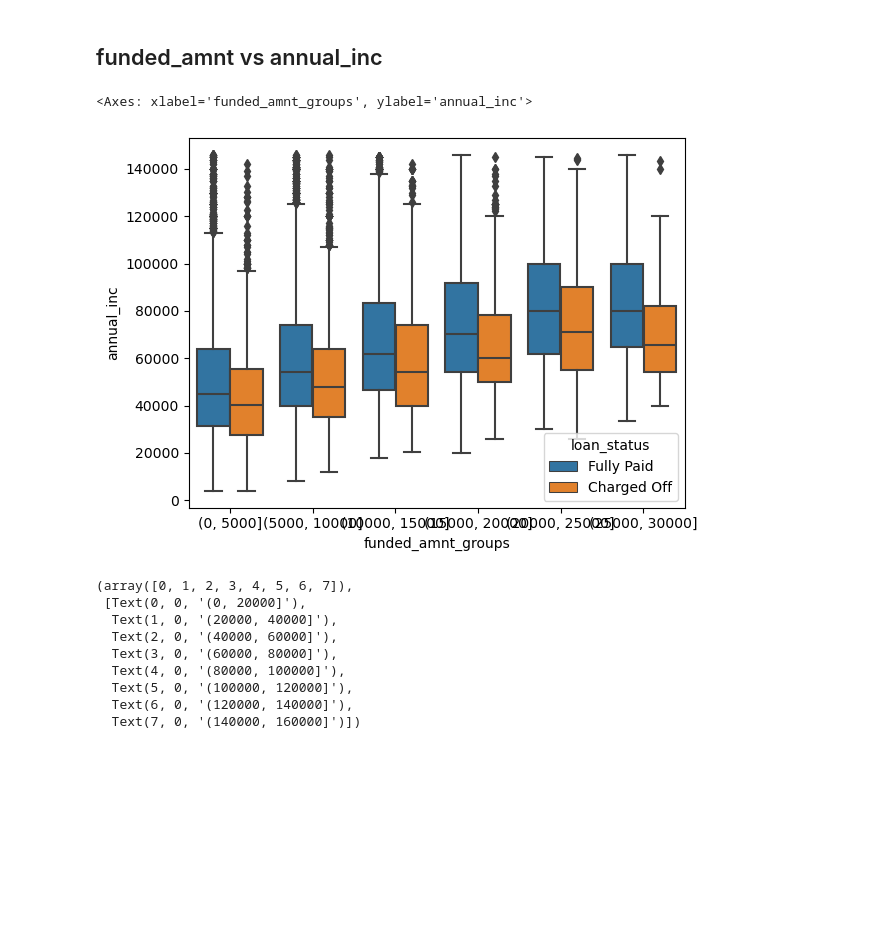
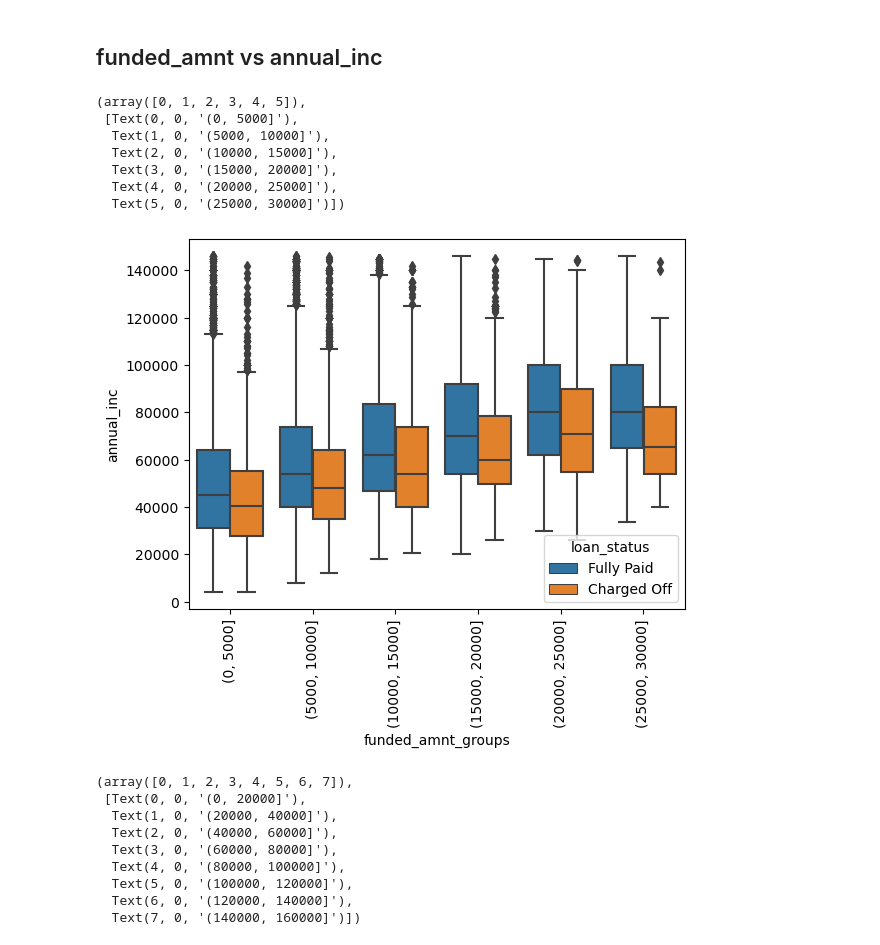
Before and after one commit to sdakshinkar/LendingClubCaseStudy, a Jupyter notebook: Swapnil_Dakshinkar.ipynb, the cells around one changed output. Cells and saved outputs as stored; diff of their text form; code cells hidden in the pictures; blank space fills up the shorter version.

```diff
--- a/Swapnil_Dakshinkar.ipynb
+++ b/Swapnil_Dakshinkar.ipynb
@@ -1066,10 +1136,16 @@ Name: installment, dtype: float64
 ## funded_amnt vs annual_inc
 # %%
 sns.boxplot(data=df,y='annual_inc',x='funded_amnt_groups',hue='loan_status')
-# plt.xticks(rotation=90)
+plt.xticks(rotation=90)
 # %% [output]
-<Axes: xlabel='funded_amnt_groups', ylabel='annual_inc'>
+(array([0, 1, 2, 3, 4, 5]),
+ [Text(0, 0, '(0, 5000]'),
+  Text(1, 0, '(5000, 10000]'),
+  Text(2, 0, '(10000, 15000]'),
+  Text(3, 0, '(15000, 20000]'),
+  Text(4, 0, '(20000, 25000]'),
+  Text(5, 0, '(25000, 30000]')])
-[figure, old version]
+[figure, new version]
 # %%
 sns.boxplot(data=df,y='funded_amnt',x='annual_inc_groups',hue='loan_status')
 plt.xticks(rotation=90)
```
Also changed, not shown: parts of 17 cells of this notebook, 1 other file.
